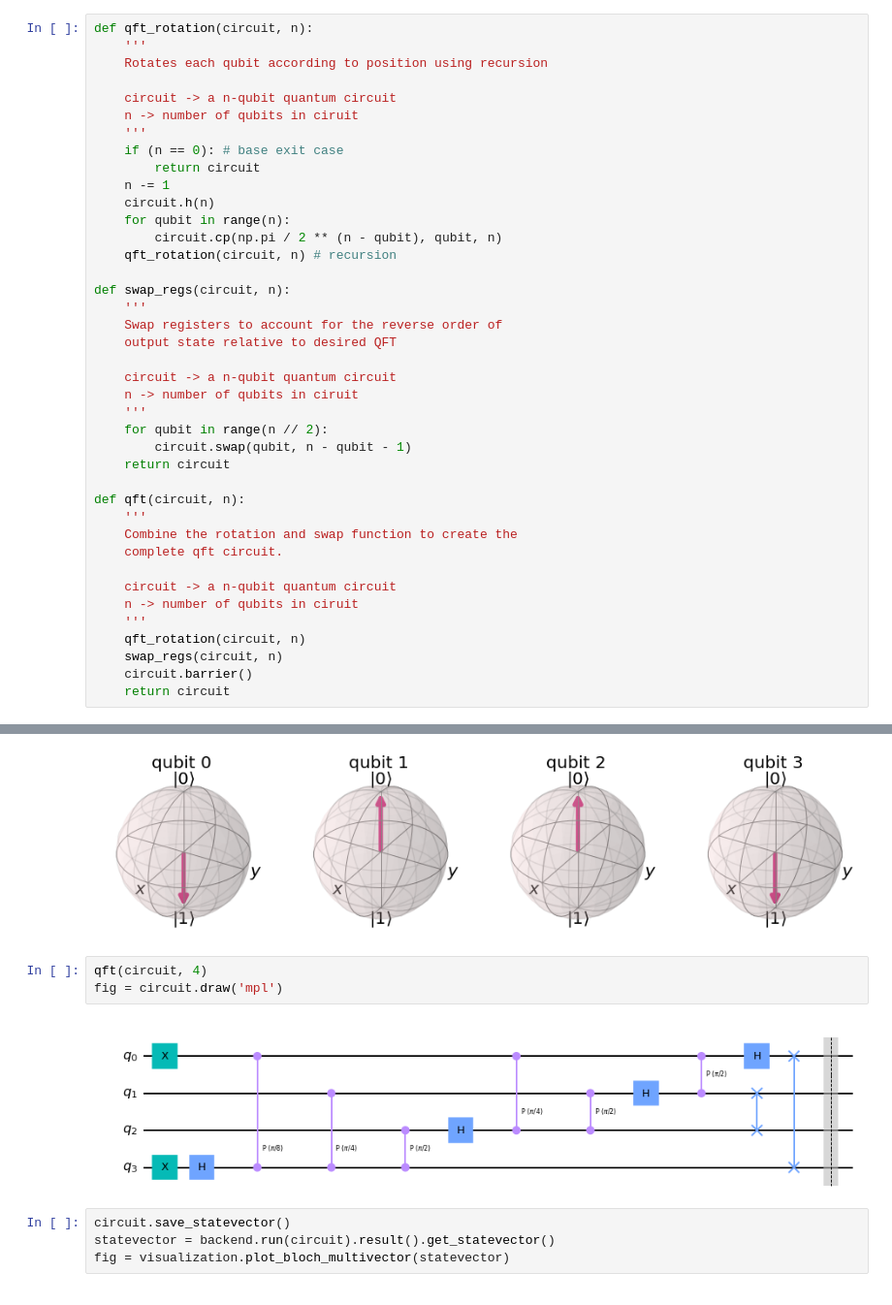
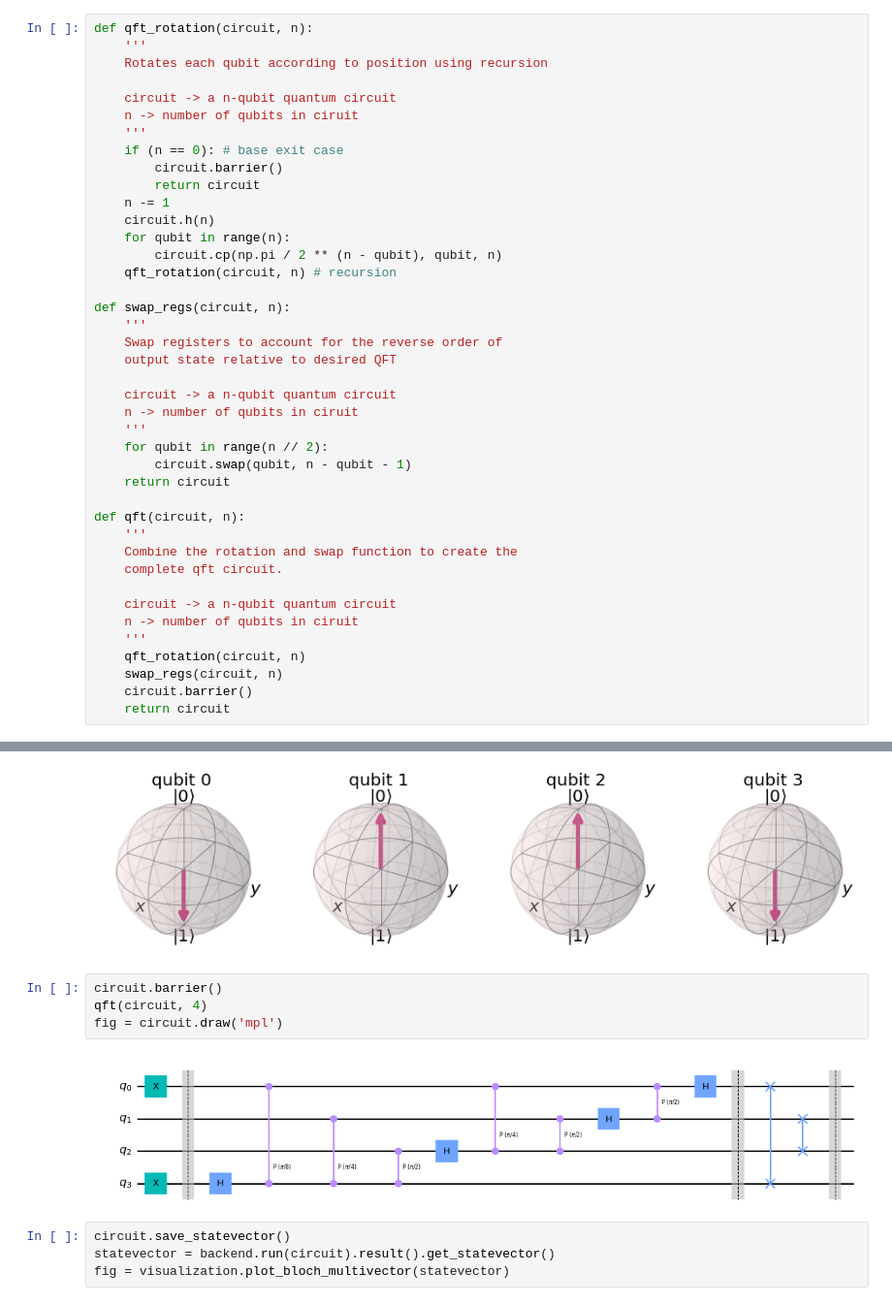
Before and after one commit to bharathvariar/Quantum-Machine-Learning, a Jupyter notebook: Basic Algorithms/Quantum Fourier Transform.ipynb, the cells around one changed output, grey strips where cells are left out. Shown at 97% size. Cells and saved outputs as stored; diff of their text form.

```diff
--- a/Basic Algorithms/Quantum Fourier Transform.ipynb
+++ b/Basic Algorithms/Quantum Fourier Transform.ipynb
@@ -24,6 +25,7 @@ def qft_rotation(circuit, n):
     n -> number of qubits in ciruit
     '''
     if (n == 0): # base exit case
+        circuit.barrier()
         return circuit
     n -= 1
     circuit.h(n)
@@ -84,10 +87,11 @@ fig = visualization.plot_bloch_multivector(statevector)
 # %% [output]
 [figure]
 # %%
+circuit.barrier()
 qft(circuit, 4)
 fig = circuit.draw('mpl')
 # %% [output]
-[figure, old version]
+[figure, new version]
 # %%
 circuit.save_statevector()
 statevector = backend.run(circuit).result().get_statevector()
```
Also changed, not shown: parts of 3 cells of this notebook, 14 other files.
